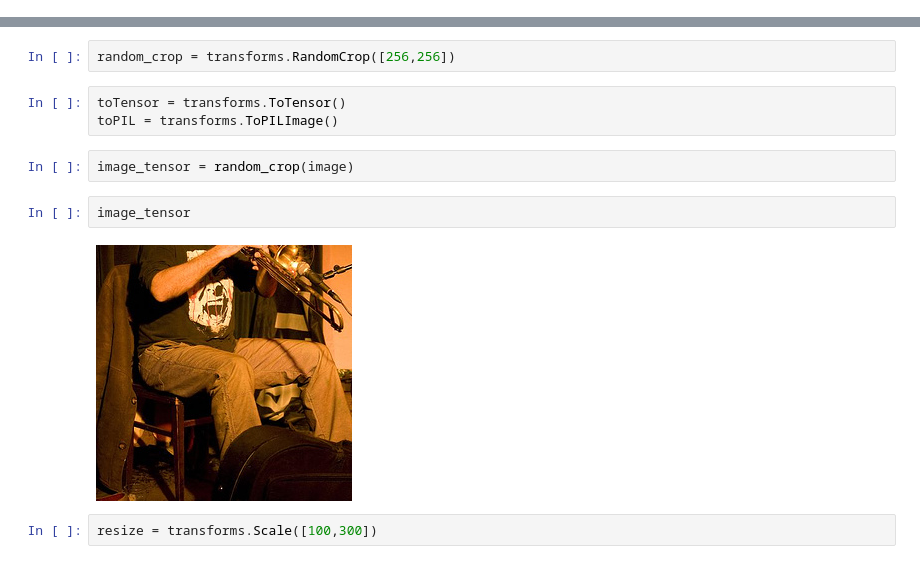
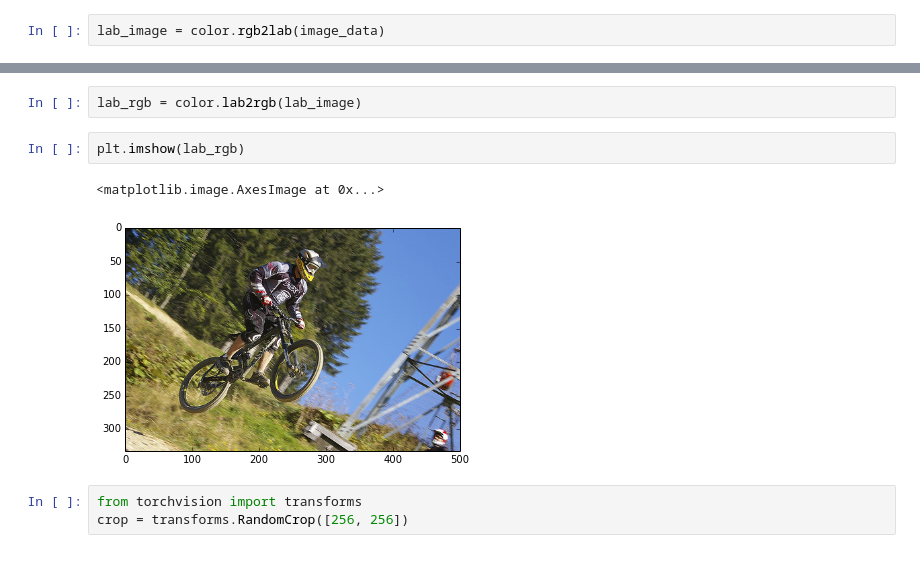
Before and after one commit to wondervictor/Playground, a Jupyter notebook: Colorization/image_process.ipynb, the cells around one changed output, grey strips where cells are left out. Drawn from its saved outputs; the diff is of its cells as text.

```diff
--- a/Colorization/image_process.ipynb
+++ b/Colorization/image_process.ipynb
@@ -12,0 +26,2 @@ image
+# %%
+lab_image = color.rgb2lab(image_data)
@@ -13,14 +34,11 @@ image
+# %%
+lab_rgb = color.lab2rgb(lab_image)
+# %%
+plt.imshow(lab_rgb)
+# %% [output]
+<matplotlib.image.AxesImage at 0x...>
+[figure, added]
 # %%
-random_crop = transforms.RandomCrop([256,256])
+from torchvision import transforms
+crop = transforms.RandomCrop([256, 256])
-# %%
-toTensor = transforms.ToTensor()
-toPIL = transforms.ToPILImage()
-# %%
-image_tensor = random_crop(image)
-# %%
-image_tensor
-# %% [output]
-[figure, removed]
-# %%
-resize = transforms.Scale([100,300])
 # %%
```
Also changed, not shown: parts of 16 cells of this notebook, 4 other files.
